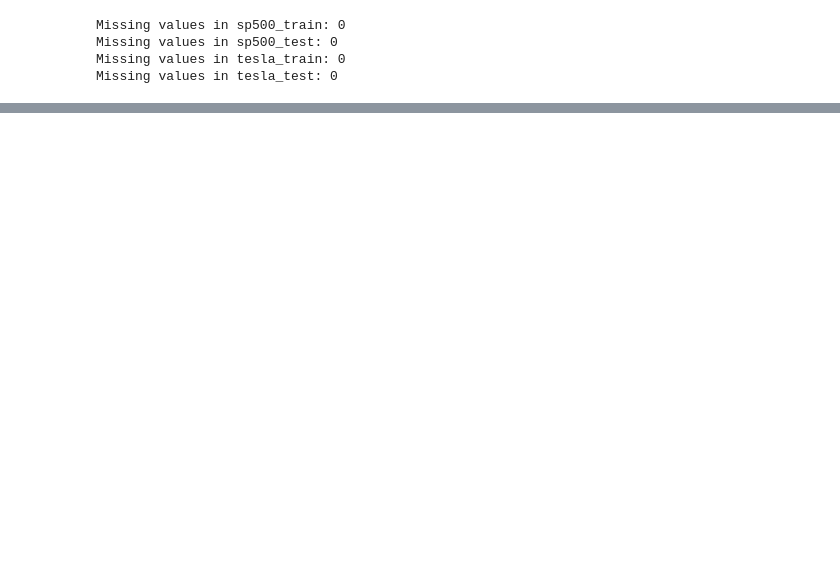
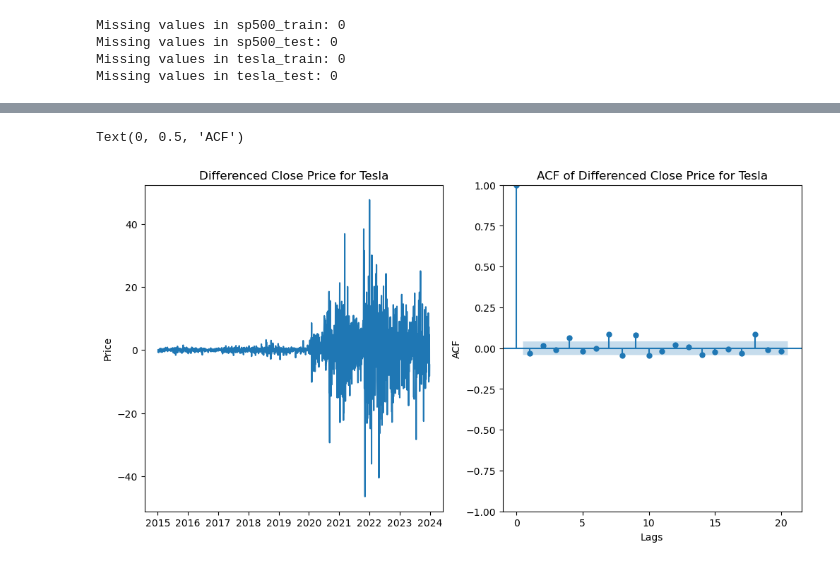
Before and after one commit to pe5kataa/LSTM---ARIMA---Prophet, a Jupyter notebook: 2.1_ARIMA.ipynb, the cells around one changed output, grey strips where cells are left out. Cells and saved outputs as stored; diff of their text form; code cells hidden in the pictures; blank space fills up the shorter version.

```diff
--- a/2.1_ARIMA.ipynb
+++ b/2.1_ARIMA.ipynb
@@ -190,0 +205,17 @@ Best ARIMA order for SP500: (8, 2, 0)
+# %%
+telsa_train_diff  = tesla_train.diff().dropna()
+
+fig, (ax1, ax2) = plt.subplots(1,2 , figsize=(12,6))
+ax1.plot(telsa_train_diff['Close'], label ='Differenced Close Price')
+ax1.set_title('Differenced Close Price for Tesla')
+ax1.set_label('Date')
+ax1.set_ylabel('Price')
+
+# Plot ACF
+plot_acf(telsa_train_diff, lags=20, ax=ax2)
+ax2.set_title('ACF of Differenced Close Price for Tesla')
+ax2.set_xlabel('Lags')
+ax2.set_ylabel('ACF')
+# %% [output]
+Text(0, 0.5, 'ACF')
+[figure, added]
```
Also changed, not shown: parts of 14 cells of this notebook.
